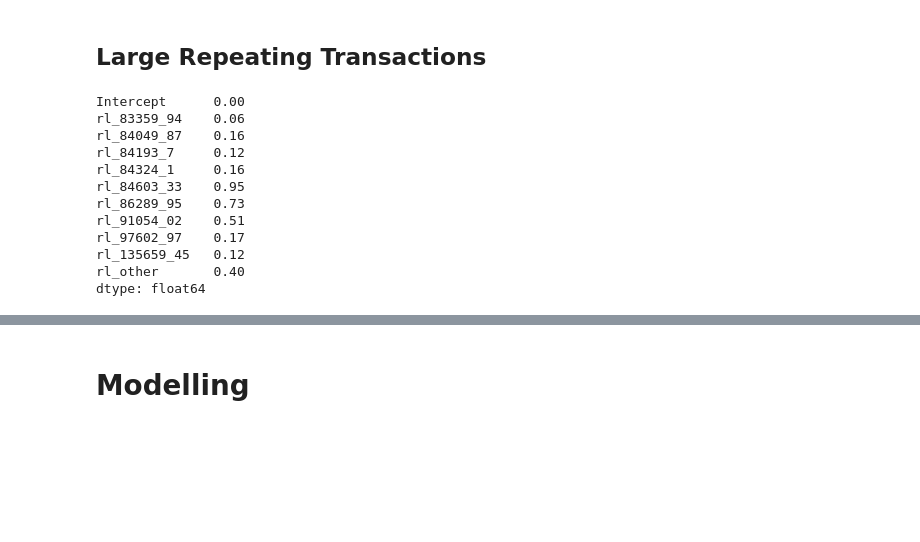
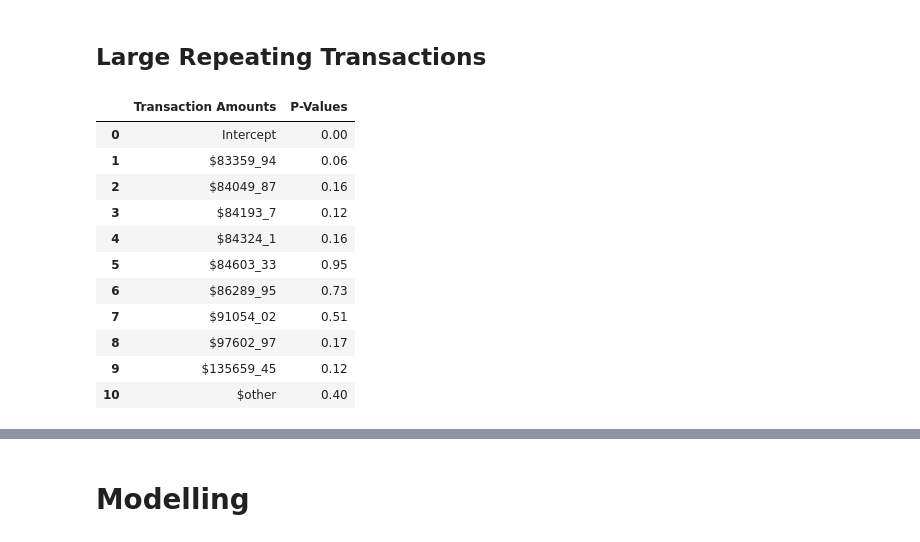
Before and after one commit to lelandjmurrin/Acquisition_Due_Dilligence_Capstone_Project, a Jupyter notebook: GeneralLedgerTxns_Models.ipynb, the cells around one changed output, grey strips where cells are left out. Saved outputs shown, nothing was run; the diff lists cells and outputs as text; code cells hidden in the pictures; blank space fills up the shorter version.

```diff
--- a/GeneralLedgerTxns_Models.ipynb
+++ b/GeneralLedgerTxns_Models.ipynb
@@ -663,19 +770,25 @@ lag_table.pipe(write_or_append_to_excel, "data/visualizations_public.xlsx", "lag
 # %%
 df_large_txns_crosstab = pd.read_csv("data/df_large_txns_crosstab.csv", index_col = 0)
 df_large_txns_crosstab.columns = df_large_txns_crosstab.add_prefix("rl_").columns.str.replace(".", "_")
 dh_rl = DataHelper(df_large_txns_crosstab, target = "rl_txn_amt")
-dh_rl.run_pipeline(["ols"])["model"].results_.pvalues
+(dh_rl.run_pipeline(["ols"])["model"].results_.pvalues
+    .to_frame()
+    .assign(Transaction_amt = lambda x: x.index.str.replace("rl_", "$"))
+    .reset_index(names = "P-Values", drop = True)
+    .set_axis(["P-Values", "Transaction Amounts"], axis = 1)
+    [["Transaction Amounts", "P-Values"]]
+)
 # dh_rl.df
 # %% [output]
-Intercept      0.00
-rl_83359_94    0.06
-rl_84049_87    0.16
-rl_84193_7     0.12
-rl_84324_1     0.16
-rl_84603_33    0.95
-rl_86289_95    0.73
-rl_91054_02    0.51
-rl_97602_97    0.17
-rl_135659_45   0.12
-rl_other       0.40
-dtype: float64
+|  | Transaction Amounts | P-Values |
+| 0 | Intercept | 0.00 |
+| 1 | $83359_94 | 0.06 |
+| 2 | $84049_87 | 0.16 |
+| 3 | $84193_7 | 0.12 |
+| 4 | $84324_1 | 0.16 |
+| 5 | $84603_33 | 0.95 |
+| 6 | $86289_95 | 0.73 |
+| 7 | $91054_02 | 0.51 |
+| 8 | $97602_97 | 0.17 |
+| 9 | $135659_45 | 0.12 |
+| 10 | $other | 0.40 |
```
Also changed, not shown: parts of 19 cells of this notebook, 1 other file.
